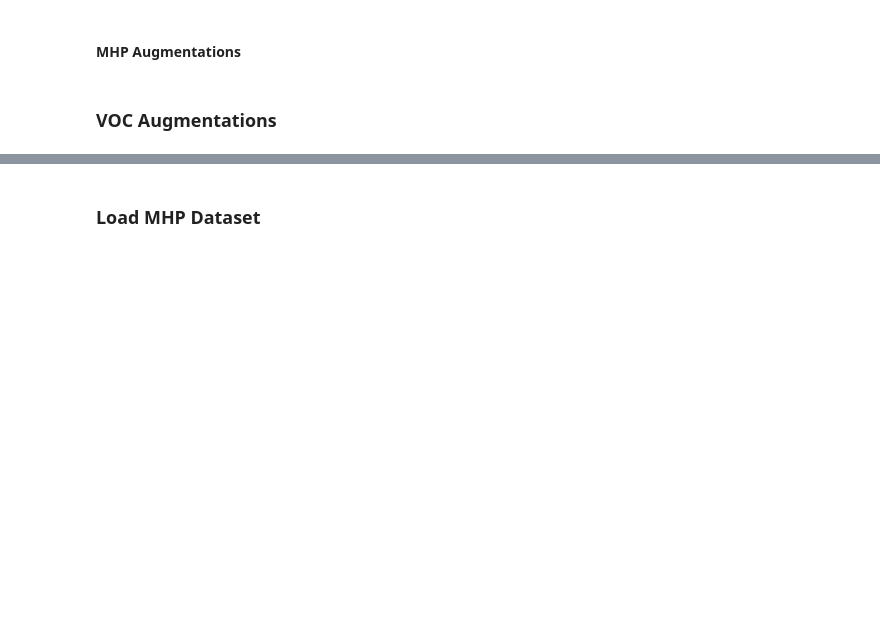
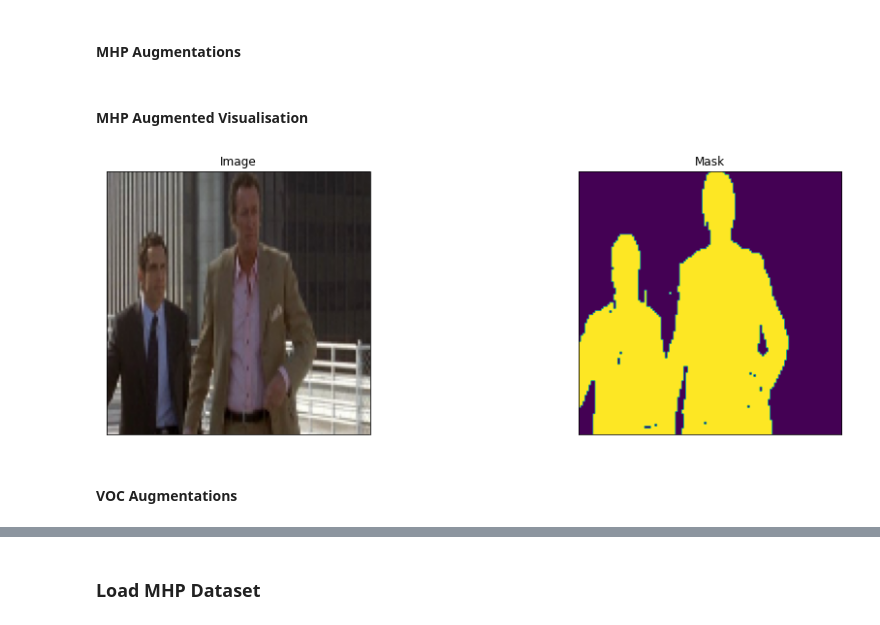
Before and after one commit to spitzertim/smp-playground, a Jupyter notebook: smp.ipynb, the cells around one changed output, grey strips where cells are left out. Cells and saved outputs as stored; diff of their text form; code cells hidden in the pictures; blank space fills up the shorter version.

```diff
--- a/smp.ipynb
+++ b/smp.ipynb
@@ -74,7 +74,9 @@ class Dataset(BaseDataset):
         "Other-upper-body-clothes", "Other-lower-body-clothes"
         ]
 
-    def __init__(self, images_dir, masks_dir, size, classes=None, augmentation=None, preprocessing=None):
+    def __init__(self, size, classes=None, augmentation=None, preprocessing=None):
+        images_dir = "data/LV-MHP-v2/train/images/"
+        masks_dir = "data/LV-MHP-v2/train/parsing_annos/"
         self.images_ids = natsorted(os.listdir(images_dir))[0:size]
         self.images_fps = [os.path.join(images_dir, image_id) for image_id in self.images_ids]
         self.masks_ids = natsorted(os.listdir(masks_dir))
@@ -298,5 +351,21 @@ def to_tensor(x, **kwargs):
+# %% [markdown]
+#### MHP Augmented Visualisation
+# %%
+dataset = Dataset(
+    augmentation=get_training_augmentation(),
+    size=2000,
+    classes=['Background'])
+
+example_image, example_mask = dataset[0] # get some sample
+
+visualize(
+    image=example_image,
+    mask=example_mask,
+)
+# %% [output]
+[figure, added]
 # %% [markdown]
-### VOC Augmentations
+#### VOC Augmentations
 # %%
 def get_training_augmentation_voc():
     train_transform = [
```
Also changed, not shown: parts of 29 cells of this notebook, 3 other files.
